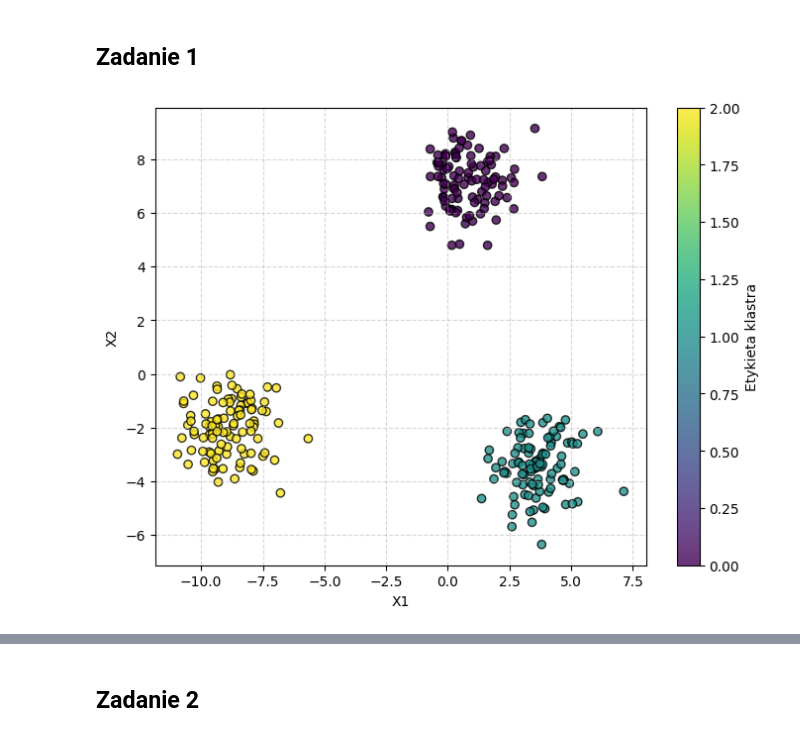
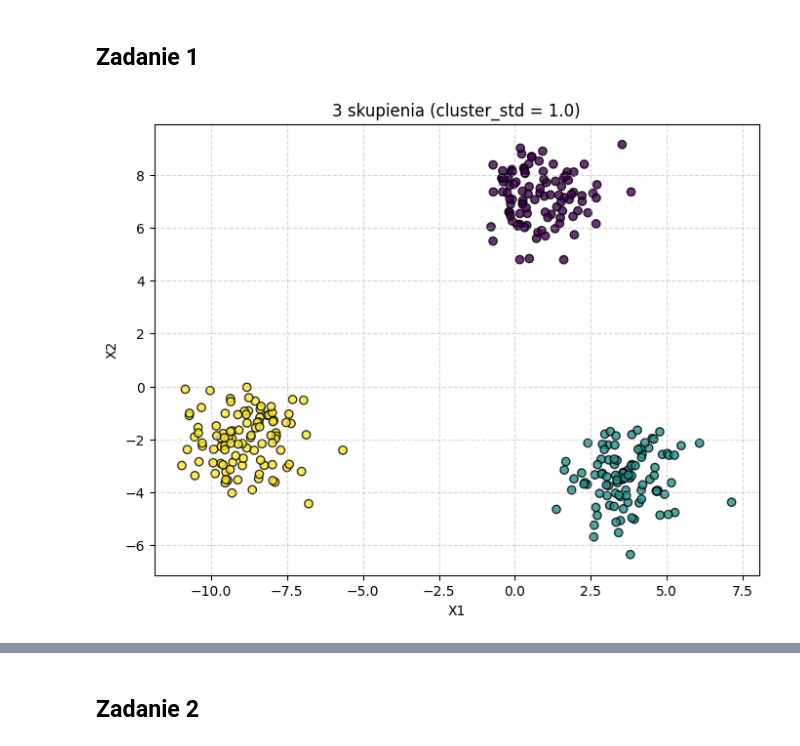
Before and after one commit to Carkules/machine_learning_intro, a Jupyter notebook: list_2/list_2.ipynb, the cells around one changed output, grey strips where cells are left out. Saved outputs shown, nothing was run; the diff lists cells and outputs as text; code cells hidden in the pictures.

```diff
--- a/list_2/list_2.ipynb
+++ b/list_2/list_2.ipynb
@@ -12,26 +12,26 @@ from sklearn.datasets import make_blobs
 # %%
 X, y = make_blobs(
     n_samples=300,
     centers=3,
     n_features=2,
     cluster_std=1.0,
     random_state=67
 )
 
 plt.figure(figsize=(8, 6))
 scatter = plt.scatter(
     X[:, 0],
     X[:, 1],
     c=y,
     edgecolor='k',
     alpha=0.8
 )
 
 plt.xlabel('X1')
 plt.ylabel('X2')
-plt.colorbar(scatter, label='Etykieta klastra')
+plt.title('3 skupienia (cluster_std = 1.0)')
 plt.grid(True, linestyle='--', alpha=0.5)
 
 plt.show()
 # %% [output]
-[figure, old version]
+[figure, new version]
```
Also changed, not shown: parts of 14 cells of this notebook.
